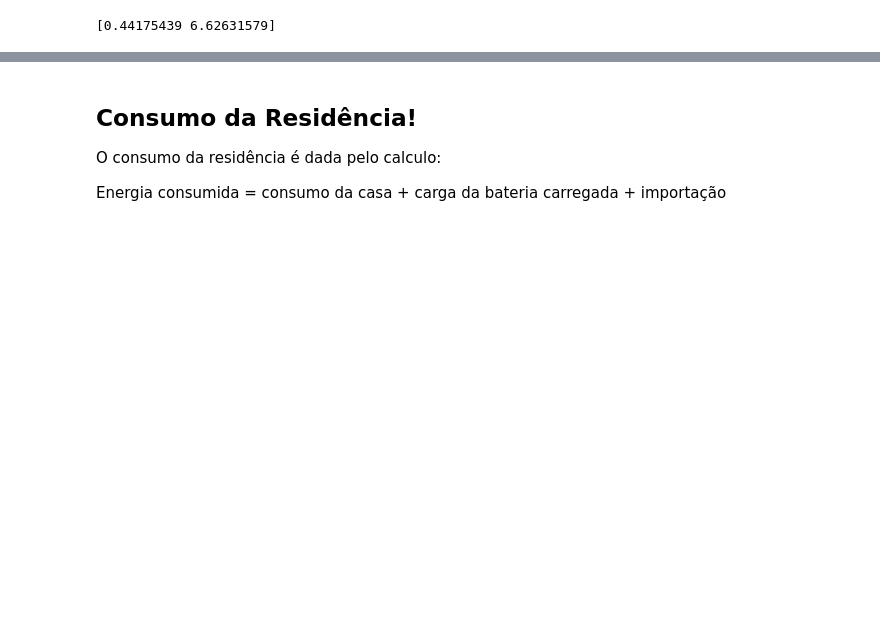
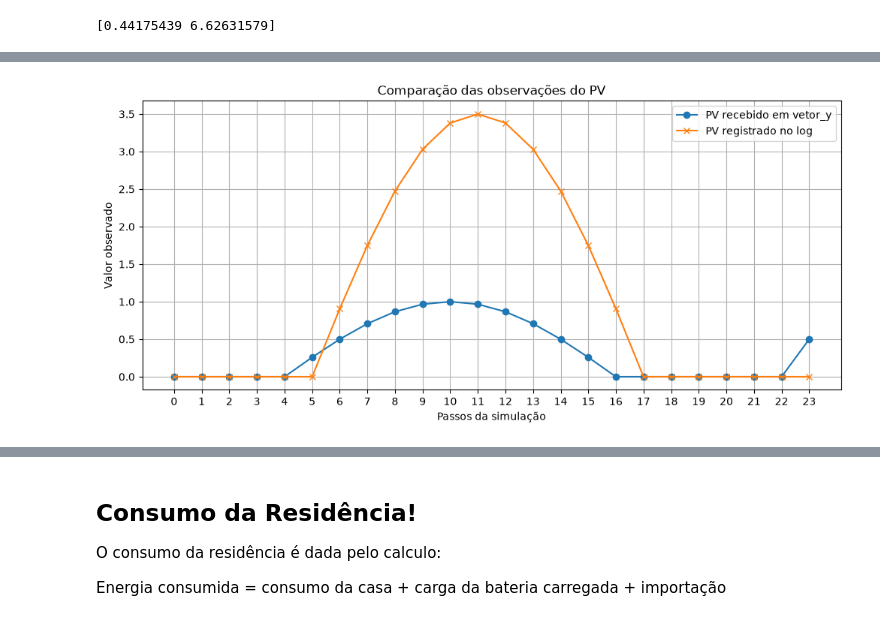
Before and after one commit to pedroMB03/TCC--SmartGrid-com-MPC, a Jupyter notebook: Controlers/rbc.ipynb, the cells around one changed output, grey strips where cells are left out. Drawn from its saved outputs; the diff is of its cells as text; code cells hidden in the pictures; blank space fills up the shorter version.

```diff
--- a/Controlers/rbc.ipynb
+++ b/Controlers/rbc.ipynb
@@ -188,0 +231,36 @@ print(bateria_original)
+# %%
+# Extraindo o PV diretamente do vetor y
+pv_observado = np.array([
+    float(np.asarray(y['pv'][0]).squeeze())
+    for y in vetor_y
+])
+
+# Extraindo o PV do registro operacional
+pv_log = log[("pv", 0, "renewable_current")].to_numpy()
+
+# Comparação gráfica
+plt.figure(figsize=(12, 5))
+
+plt.plot(
+    range(len(pv_observado)),
+    pv_observado,
+    marker='o',
+    label='PV recebido em vetor_y'
+)
+
+plt.plot(
+    range(len(pv_log)),
+    pv_log,
+    marker='x',
+    label='PV registrado no log'
+)
+
+plt.title('Comparação das observações do PV')
+plt.xlabel('Passos da simulação')
+plt.ylabel('Valor observado')
+plt.xticks(range(24))
+plt.legend()
+plt.grid(True)
+plt.show()
+# %% [output]
+[figure, added]
```
Also changed, not shown: parts of 12 cells of this notebook.
